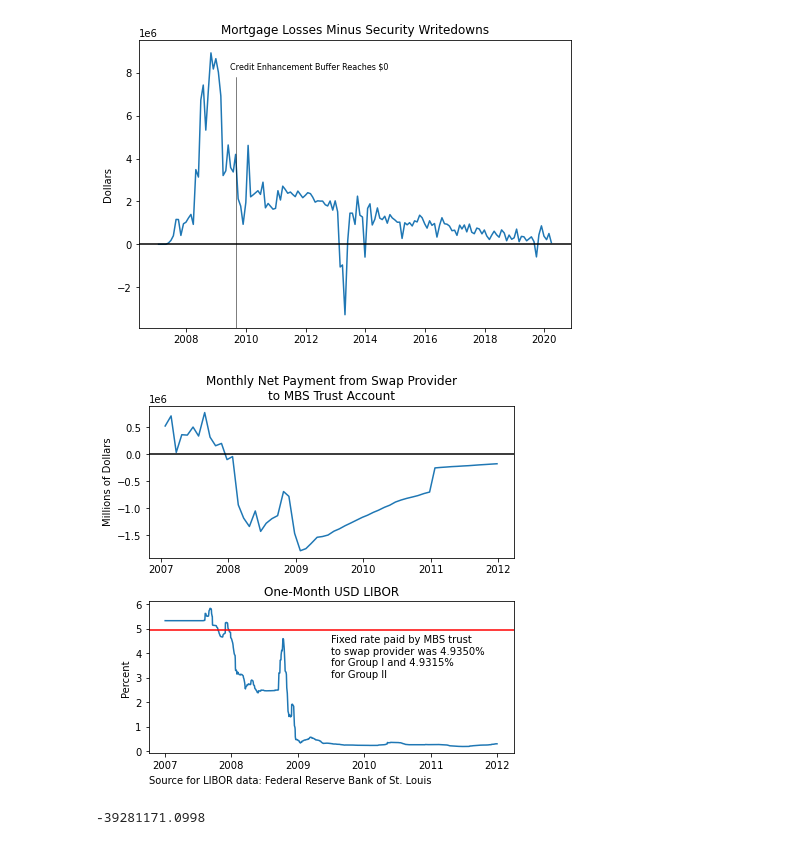
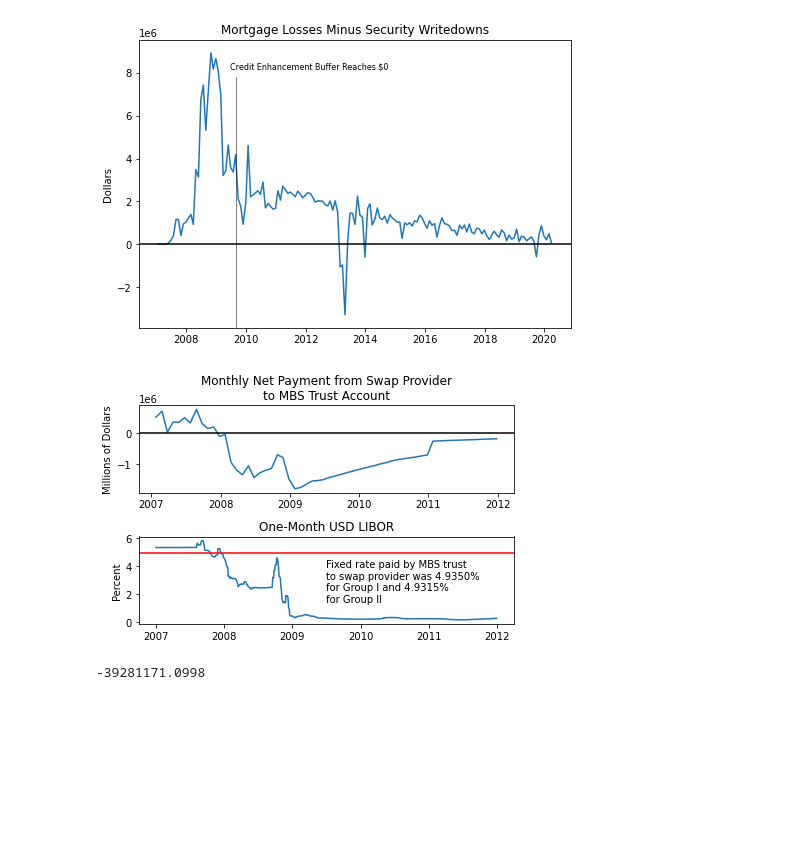
Before and after one commit to alexblumenfeld/mbs-postmortem, a Jupyter notebook: code/analysis/calcs_for_report.ipynb, the cells around one changed output. Drawn from its saved outputs; the diff is of its cells as text; code cells hidden in the pictures; blank space fills up the shorter version.

```diff
--- a/code/analysis/calcs_for_report.ipynb
+++ b/code/analysis/calcs_for_report.ipynb
@@ -341,27 +340,26 @@ one_month_libor = one_month_libor[one_month_libor['One-Month USD LIBOR'] != '.']
 one_month_libor['One-Month USD LIBOR'] = one_month_libor['One-Month USD LIBOR'].apply(lambda x:float(x))
 # %%
 # Create a graph comparing total mortgage realized losses to total security writedowns
-swap_fig, swap_ax = plt.subplots(2,1,figsize=(6,6))
+swap_fig, swap_ax = plt.subplots(2,1,figsize=(6,4))
 net_swap_to_trust = remit_trust_with_swap.xs('Total',level=1)['Swap Due to Administrator'] - remit_trust_with_swap.xs('Total',level=1)['Swap Due to Provider']
 net_swap_to_trust = net_swap_to_trust.loc['2007-01-01':'2011-12-31']
 swap_ax[0].plot(net_swap_to_trust)
 swap_ax[0].axhline(0,color='black',lw=1.5)
 swap_ax[0].set_ylabel('Millions of Dollars')
 swap_ax[0].set_title('Monthly Net Payment from Swap Provider\nto MBS Trust Account')
 
 # Add in a side-by-side graph of the I-CE tranche to illustrate how credit enhancement is reduced by mortgage losses
 swap_ax[1].plot(one_month_libor.loc['2007-01-01':'2011-12-31']['One-Month USD LIBOR'])
 swap_ax[1].set_ylabel('Percent')
 swap_ax[1].axhline(4.935,color='red',lw=1.5)
-swap_ax[1].text(0.5,0.5,'Fixed rate paid by MBS trust\nto swap provider was 4.9350%\nfor Group I and 4.9315%\nfor Group II',transform=swap_ax[1].transAxes)
-swap_ax[1].text(0,-0.2,'Source for LIBOR data: Federal Reserve Bank of St. Louis',transform=swap_ax[1].transAxes)
+swap_ax[1].text(0.5,0.25,'Fixed rate paid by MBS trust\nto swap provider was 4.9350%\nfor Group I and 4.9315%\nfor Group II',transform=swap_ax[1].transAxes)
 swap_ax[1].set_title('One-Month USD LIBOR')
 
 # Save the final figure
 swap_fig.tight_layout()
-swap_fig.savefig('../../figures/timeseries_swap_performance.png',dpi=200,bbox_inches='tight')
+swap_fig.savefig('../../figures/timeseries_swap_performance.png',dpi=300,bbox_inches='tight')
 # %% [output]
-[figure, old version]
+[figure, new version]
 # %%
 net_swap_to_trust.sum()
 # %% [output]
```
Also changed, not shown: parts of 2 cells of this notebook, 35 other files.
